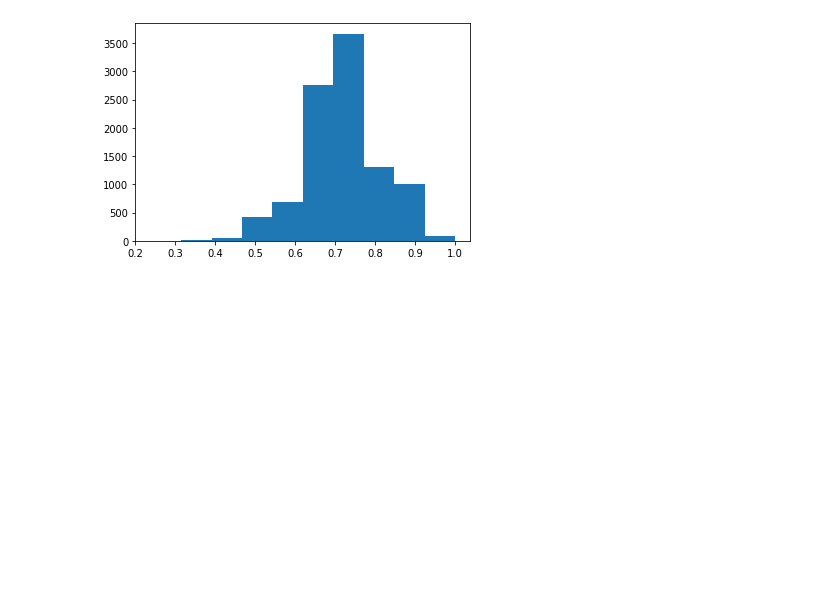
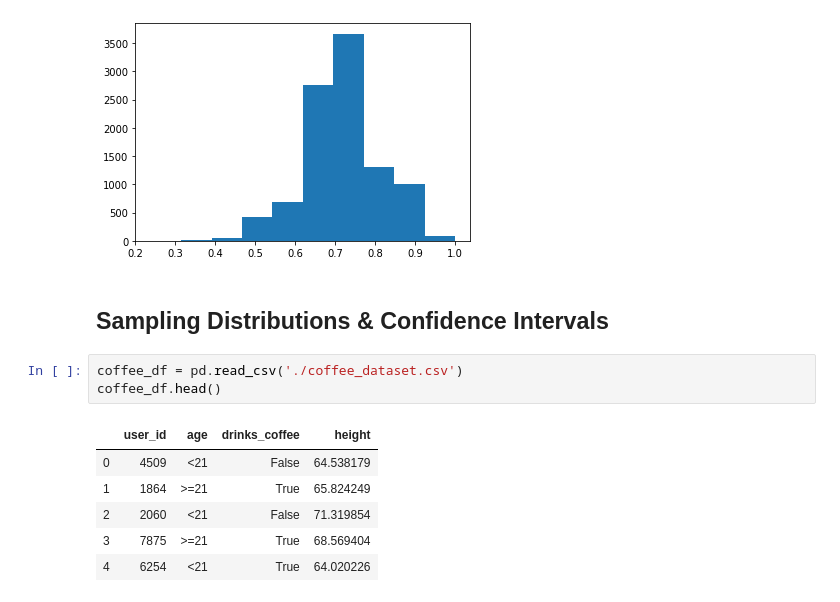
Before and after one commit to mzhoolideh/data_science_pract, a Jupyter notebook: labs/probability_pract.ipynb, the cells around one changed output. Cells and saved outputs as stored; diff of their text form; blank space fills up the shorter version.

```diff
--- a/labs/probability_pract.ipynb
+++ b/labs/probability_pract.ipynb
@@ -309,3 +309,15 @@ plt.hist(proportion)
         1.        ]),
  <a list of 10 Patch objects>)
 [figure]
+# %% [markdown]
+## Sampling Distributions & Confidence Intervals
+# %%
+coffee_df = pd.read_csv('./coffee_dataset.csv')
+coffee_df.head()
+# %% [output]
+|  | user_id | age | drinks_coffee | height |
+| 0 | 4509 | <21 | False | 64.538179 |
+| 1 | 1864 | >=21 | True | 65.824249 |
+| 2 | 2060 | <21 | False | 71.319854 |
+| 3 | 7875 | >=21 | True | 68.569404 |
+| 4 | 6254 | <21 | True | 64.020226 |
```
Also changed, not shown: parts of 19 cells of this notebook.
